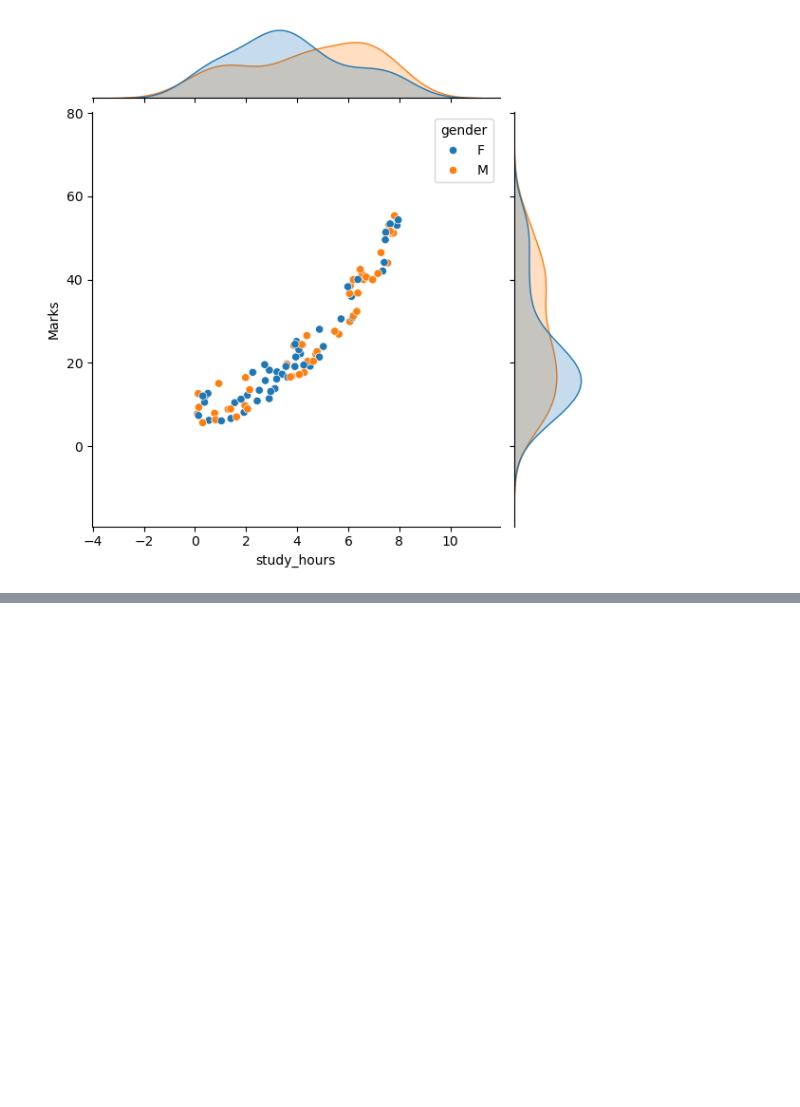
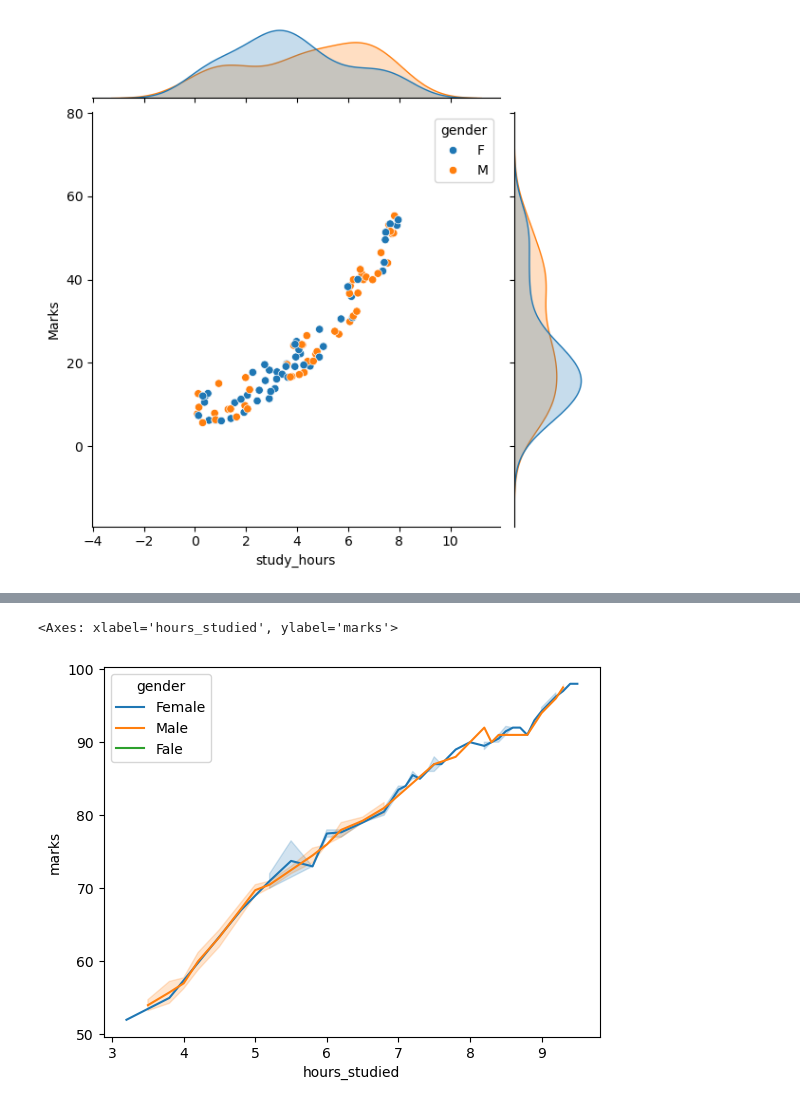
Before and after one commit to msanimfarhan/AI-ML-Practice-Modules-, a Jupyter notebook: Module-14.ipynb, the cells around one changed output, grey strips where cells are left out. Cells and saved outputs as stored; diff of their text form; code cells hidden in the pictures; blank space fills up the shorter version.

```diff
--- a/Module-14.ipynb
+++ b/Module-14.ipynb
@@ -303,0 +328,7 @@ sns.jointplot(data=student_marks,x='study_hours',y='Marks',hue='gender')
+# %%
+df=pd.read_csv('students.csv')
+
+sns.lineplot(data=df,x='hours_studied',y='marks',hue='gender')
+# %% [output]
+<Axes: xlabel='hours_studied', ylabel='marks'>
+[figure, added]
```
Also changed, not shown: parts of 9 cells of this notebook.
